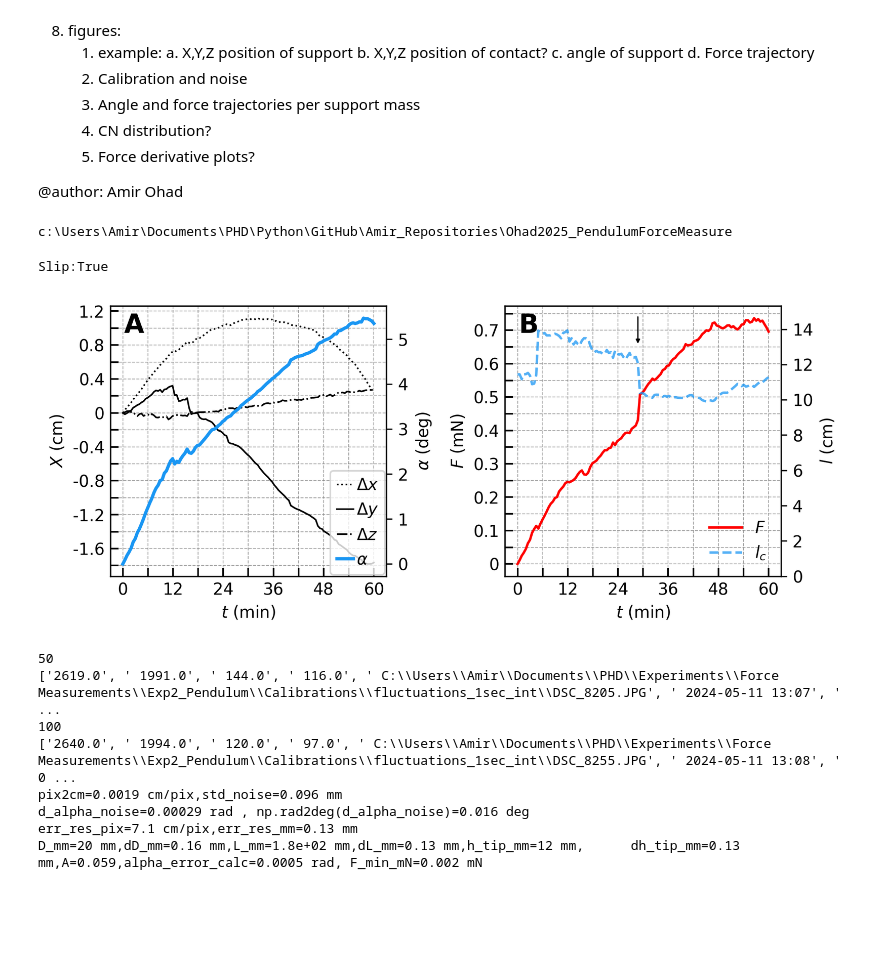
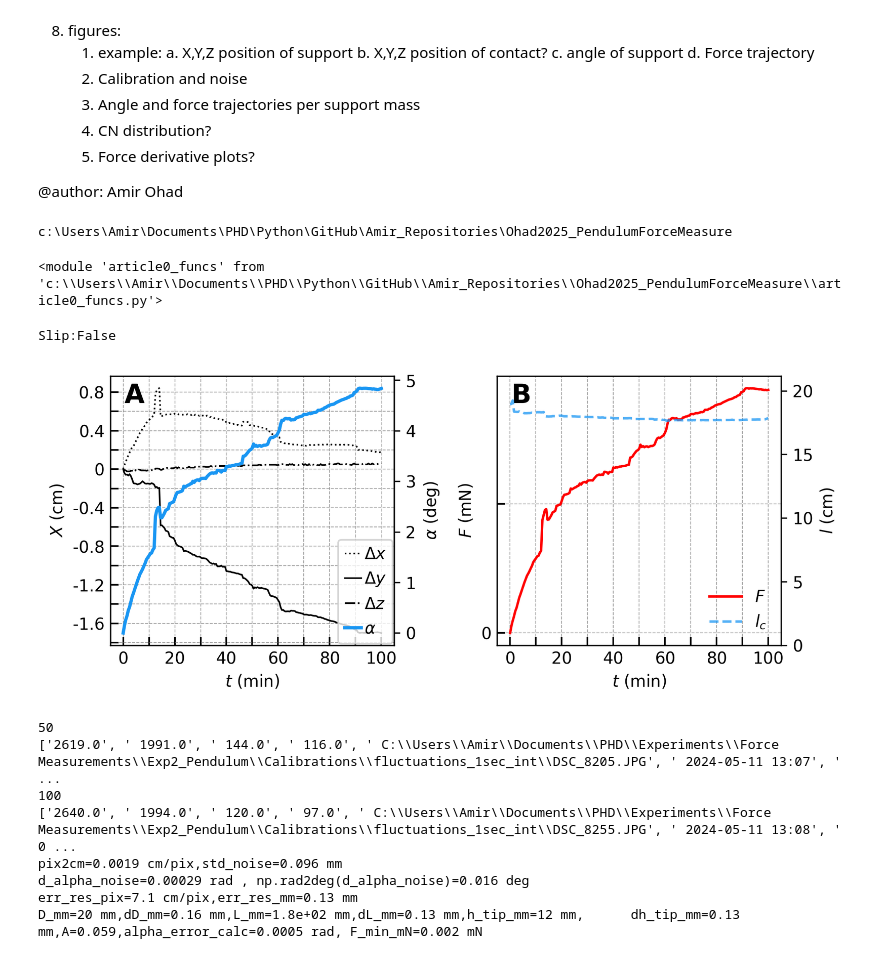
Before and after one commit to merozlab/Ohad2025_PendulumForceMeasure, a Jupyter notebook: article0_notebook.ipynb, the cells around one changed output. Saved outputs shown, nothing was run; the diff lists cells and outputs as text; code cells hidden in the pictures; blank space fills up the shorter version.

```diff
--- a/article0_notebook.ipynb
+++ b/article0_notebook.ipynb
@@ -60,9 +60,10 @@ save_folder = os.path.join(Article_folder,'test_Figures')
 # import useful_functions as uf
 # importlib.reload(uf)
 # Article_folder = r'C:\Users\Amir\Documents\PHD\Thesis\My Articles\0 - Flexible dynamic force measurement method via physical pendulum'
-# importlib.reload(article0_funcs)
+importlib.reload(article0_funcs)
 # %% [output]
 c:\Users\Amir\Documents\PHD\Python\GitHub\Amir_Repositories\Ohad2025_PendulumForceMeasure
+<module 'article0_funcs' from 'c:\\Users\\Amir\\Documents\\PHD\\Python\\GitHub\\Amir_Repositories\\Ohad2025_PendulumForceMeasure\\article0_funcs.py'>
 # %%
 # Define functions for plots
 
@@ -345,7 +308,8 @@ for i in tqdm(range(N)): # N
 # Force trajectory for slip event with contact position along support
 # cmap = plt.get_cmap('viridis')
 cmap = plt.get_cmap('rainbow')
-i_exmp = 60 # 40 (simple) , 20,120 (bump from dist2tip)
+# i_exmp = 60 # 40 (simple) , 20,120 (bump from dist2tip)
+i_exmp = 4
 event_exmp = events[i_exmp]
 max_time = event_exmp.timer[-1]/60
 
@@ -413,36 +377,35 @@ lines, labels = axs[1].get_legend_handles_labels()
 lines2, labels2 = ax2.get_legend_handles_labels()
 axs[1].legend(lines + lines2, labels + labels2, loc='best',frameon=False)
 
 
 
 # draw a small downward arrow at rapid force increase
 x0 = 29
 y0 = 0.65
 axs[1].annotate(
     '',                    # no text
     xy=(x0, y0),           # arrow tip
     xytext=(x0, y0 + 0.1), # arrow tail (0.5 units above)
     arrowprops=dict(
         arrowstyle='-|>',  # simple arrow head
         lw=0.75,            # line width of arrow shaft
         mutation_scale=5, # size of arrow head
         color='black'
     )
 )
 
 ax2.set_ylabel(r'$l$ (cm)')
 ax2.set_ylim([0,max(dist2tip)*1.1])
 axs[1].set_xlabel(r'$t$ (min)')
 axs[1].set_ylabel(r'$F$ (mN)')
 set_grid(axs[1],max_time,0.5)
 # set_grid(ax2,max_time,17.5)
 
 plt.tight_layout()
 plt.show()
-fig.savefig(save_folder+r'\xyz_ang_F_l_2.pdf',dpi=300)
 # %% [output]
-Slip:True
+Slip:False
-[figure, old version]
+[figure, new version]
 # %%
 # combined plot of calibration (A) and noise (B)
 
```
Also changed, not shown: parts of 3 cells of this notebook, 1 other file.
